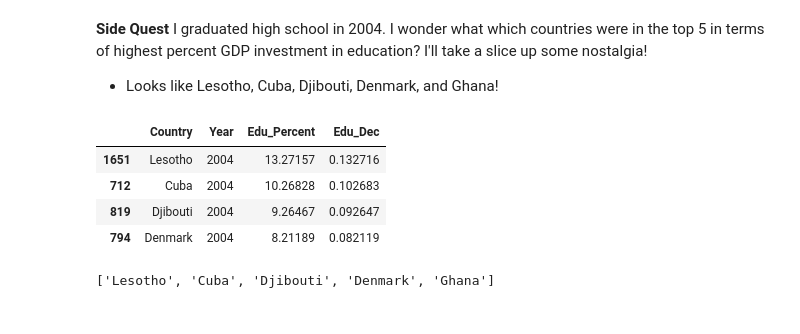
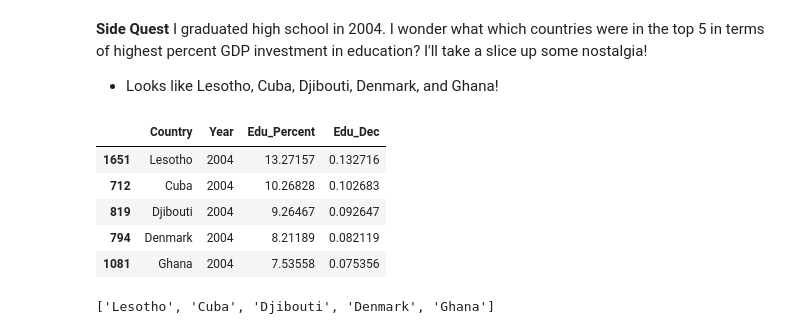
Before and after one commit to Claytor/exploratory_analysis_of_un_data, a Jupyter notebook: notebooks/UN Data Exploration.ipynb, the cells around one changed output. Drawn from its saved outputs; the diff is of its cells as text; code cells hidden in the pictures.

```diff
--- a/notebooks/UN Data Exploration.ipynb
+++ b/notebooks/UN Data Exploration.ipynb
@@ -623,13 +652,14 @@ edu_df.head(n=1)
 - Looks like Lesotho, Cuba, Djibouti, Denmark, and Ghana!
 # %%
 nostalgia = edu_df.loc[edu_df['Year'] == 2004].sort_values(by = 'Edu_Percent', ascending = False)
-nostalgia.head(n=5)
+nostalgia.head()
 # %% [output]
 |  | Country | Year | Edu_Percent | Edu_Dec |
 | 1651 | Lesotho | 2004 | 13.27157 | 0.132716 |
 | 712 | Cuba | 2004 | 10.26828 | 0.102683 |
 | 819 | Djibouti | 2004 | 9.26467 | 0.092647 |
 | 794 | Denmark | 2004 | 8.21189 | 0.082119 |
+| 1081 | Ghana | 2004 | 7.53558 | 0.075356 |
 # %%
 top_5_2004 = nostalgia.nlargest(5, 'Edu_Percent')['Country'].to_list()
 top_5_2004
```
Also changed, not shown: parts of 10 cells of this notebook.
